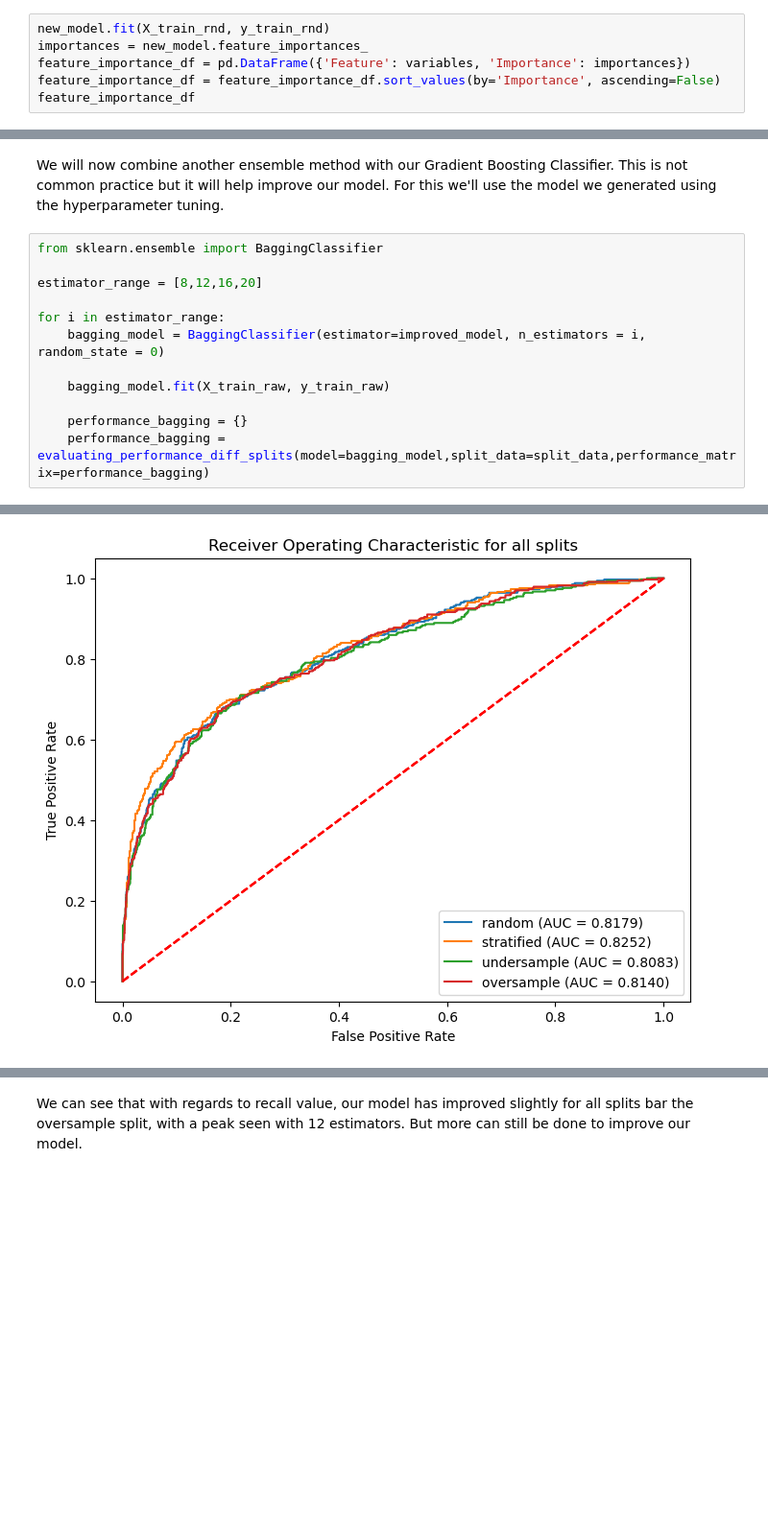
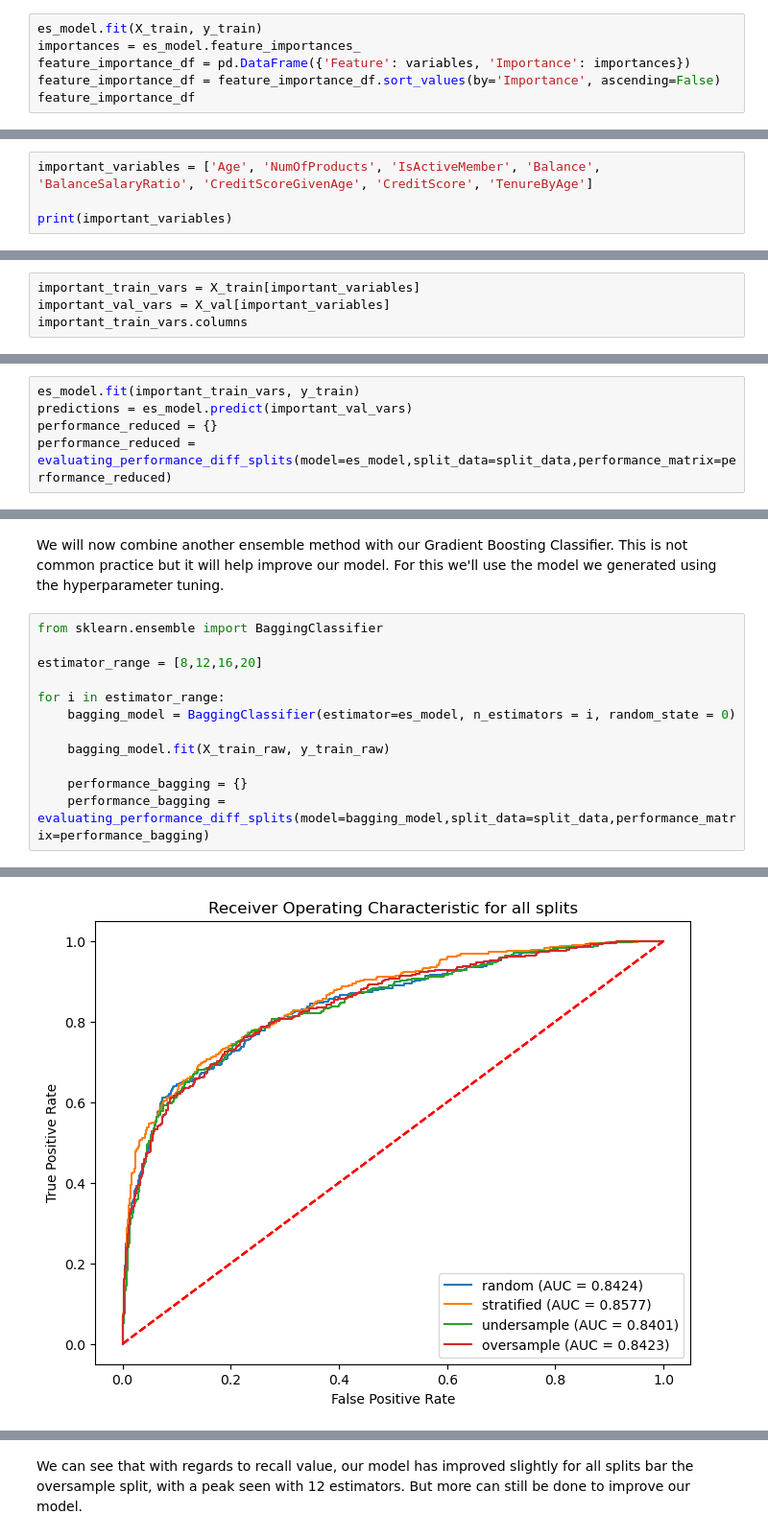
Before and after one commit to djjjones6/Group_Assessment_1, a Jupyter notebook: DaveJ/Gradient Boosting.ipynb, the cells around one changed output, grey strips where cells are left out. Shown at 96% size. Cells and saved outputs as stored; diff of their text form; blank space fills up the shorter version.

```diff
--- a/DaveJ/Gradient Boosting.ipynb
+++ b/DaveJ/Gradient Boosting.ipynb
@@ -297,8 +320,8 @@ print(variables)
 # %% [output]
 ['CreditScore', 'Age', 'Balance', 'NumOfProducts', 'BalanceSalaryRatio', 'TenureByAge', 'CreditScoreGivenAge', 'IsActiveMember', 'Geography_France', 'Geography_Germany', 'Geography_Spain', 'Gender_Fem ...
 # %%
-new_model.fit(X_train_rnd, y_train_rnd)
-importances = new_model.feature_importances_
+es_model.fit(X_train, y_train)
+importances = es_model.feature_importances_
 feature_importance_df = pd.DataFrame({'Feature': variables, 'Importance': importances})
 feature_importance_df = feature_importance_df.sort_values(by='Importance', ascending=False)
 feature_importance_df
@@ -359,0 +345,4 @@ performance_reduced_df
+# %%
+important_variables = ['Age', 'NumOfProducts', 'IsActiveMember', 'Balance', 'BalanceSalaryRatio', 'CreditScoreGivenAge', 'CreditScore', 'TenureByAge']
+
+print(important_variables)
@@ -359,0 +351,4 @@ performance_reduced_df
+# %%
+important_train_vars = X_train[important_variables]
+important_val_vars = X_val[important_variables]
+important_train_vars.columns
@@ -359,0 +360,5 @@ performance_reduced_df
+# %%
+es_model.fit(important_train_vars, y_train)
+predictions = es_model.predict(important_val_vars)
+performance_reduced = {}
+performance_reduced = evaluating_performance_diff_splits(model=es_model,split_data=split_data,performance_matrix=performance_reduced)
@@ -367,7 +376,7 @@ from sklearn.ensemble import BaggingClassifier
 estimator_range = [8,12,16,20]
 
 for i in estimator_range:
-    bagging_model = BaggingClassifier(estimator=improved_model, n_estimators = i, random_state = 0)
+    bagging_model = BaggingClassifier(estimator=es_model, n_estimators = i, random_state = 0)
 
     bagging_model.fit(X_train_raw, y_train_raw)
 
@@ -378,2 +387,2 @@ for i in estimator_range:
 <Figure size 800x600 with 0 Axes>
-[figure, old version]
+[figure, new version]
```
Also changed, not shown: parts of 25 cells of this notebook.
